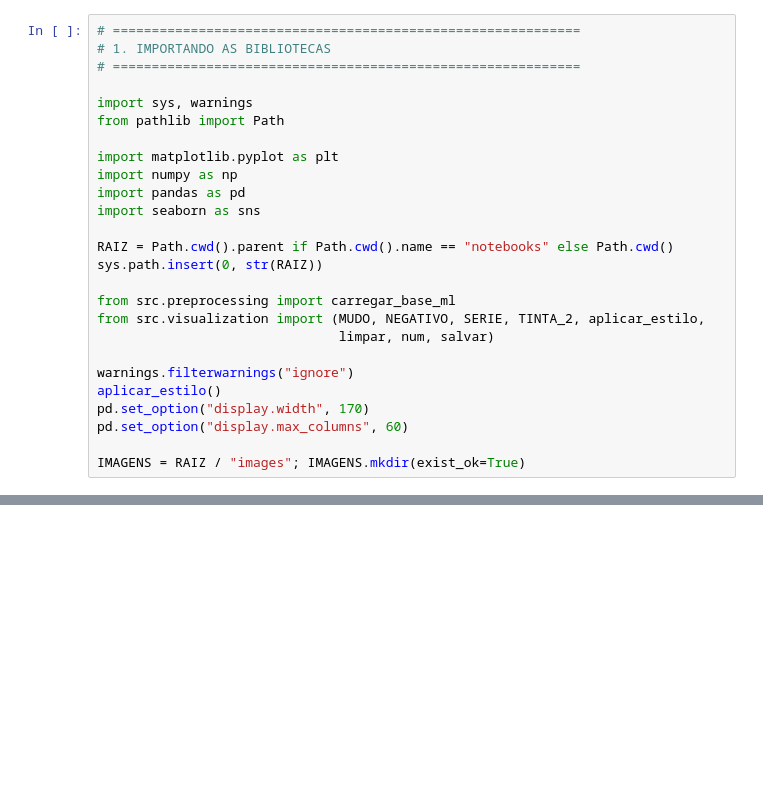
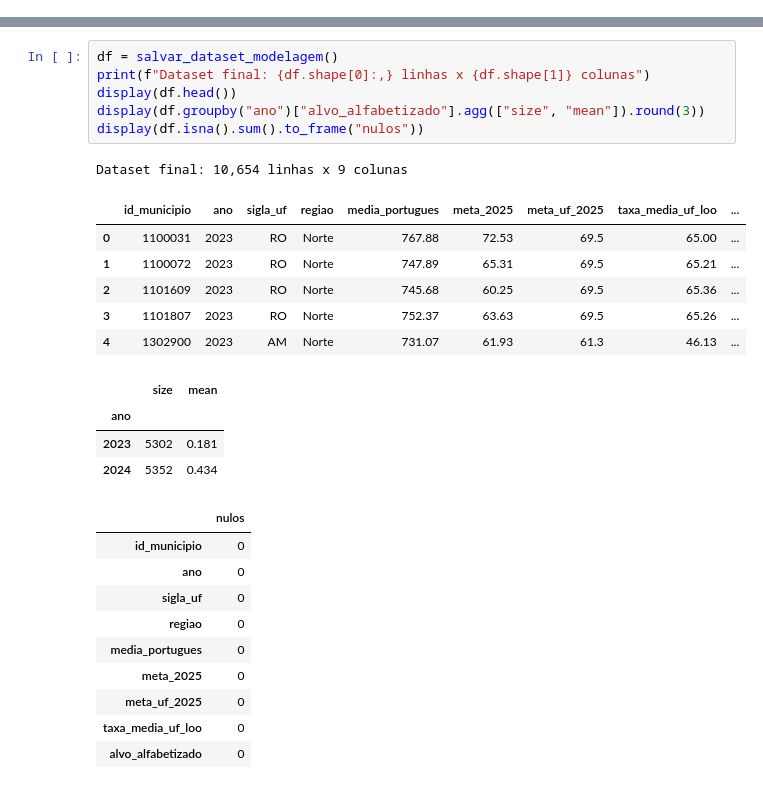
Before and after one commit to damske-h/1IAST-Fase3, a Jupyter notebook: notebooks/02_analise_exploratoria.ipynb, the cells around one changed output, grey strips where cells are left out. Drawn from its saved outputs; the diff is of its cells as text; blank space fills up the shorter version.

```diff
--- a/notebooks/02_analise_exploratoria.ipynb
+++ b/notebooks/02_analise_exploratoria.ipynb
@@ -17,26 +0,0 @@ estão consolidadas na Etapa 9.
-# %%
-# ============================================================
-# 1. IMPORTANDO AS BIBLIOTECAS
-# ============================================================
-
-import sys, warnings
-from pathlib import Path
-
-import matplotlib.pyplot as plt
-import numpy as np
-import pandas as pd
-import seaborn as sns
-
-RAIZ = Path.cwd().parent if Path.cwd().name == "notebooks" else Path.cwd()
-sys.path.insert(0, str(RAIZ))
-
-from src.preprocessing import carregar_base_ml
-from src.visualization import (MUDO, NEGATIVO, SERIE, TINTA_2, aplicar_estilo,
-                               limpar, num, salvar)
-
-warnings.filterwarnings("ignore")
-aplicar_estilo()
-pd.set_option("display.width", 170)
-pd.set_option("display.max_columns", 60)
-
-IMAGENS = RAIZ / "images"; IMAGENS.mkdir(exist_ok=True)
@@ -579,0 +98,28 @@ o resultado. O [notebook 03](03_modelagem.ipynb) as testa.
+# %%
+df = salvar_dataset_modelagem()
+print(f"Dataset final: {df.shape[0]:,} linhas x {df.shape[1]} colunas")
+display(df.head())
+display(df.groupby("ano")["alvo_alfabetizado"].agg(["size", "mean"]).round(3))
+display(df.isna().sum().to_frame("nulos"))
+# %% [output]
+Dataset final: 10,654 linhas x 9 colunas
+|  | id_municipio | ano | sigla_uf | regiao | media_portugues | meta_2025 | meta_uf_2025 | taxa_media_uf_loo | ... |
+| 0 | 1100031 | 2023 | RO | Norte | 767.88 | 72.53 | 69.5 | 65.00 | ... |
+| 1 | 1100072 | 2023 | RO | Norte | 747.89 | 65.31 | 69.5 | 65.21 | ... |
+| 2 | 1101609 | 2023 | RO | Norte | 745.68 | 60.25 | 69.5 | 65.36 | ... |
+| 3 | 1101807 | 2023 | RO | Norte | 752.37 | 63.63 | 69.5 | 65.26 | ... |
+| 4 | 1302900 | 2023 | AM | Norte | 731.07 | 61.93 | 61.3 | 46.13 | ... |
+|  | size | mean |
+| ano |  |  |
+| 2023 | 5302 | 0.181 |
+| 2024 | 5352 | 0.434 |
+|  | nulos |
+| id_municipio | 0 |
+| ano | 0 |
+| sigla_uf | 0 |
+| regiao | 0 |
+| media_portugues | 0 |
+| meta_2025 | 0 |
+| meta_uf_2025 | 0 |
+| taxa_media_uf_loo | 0 |
+| alvo_alfabetizado | 0 |
```
Also changed, not shown: parts of 46 cells of this notebook, 51 other files.
